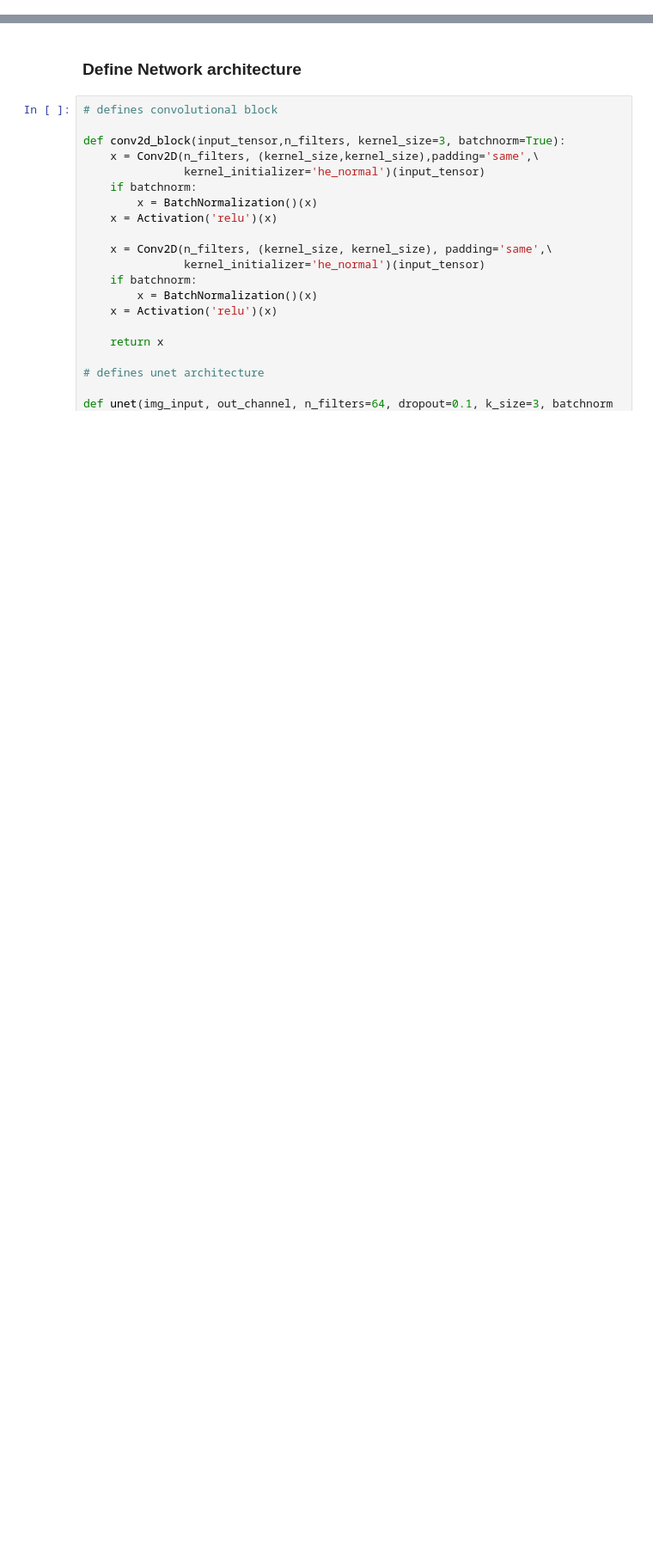
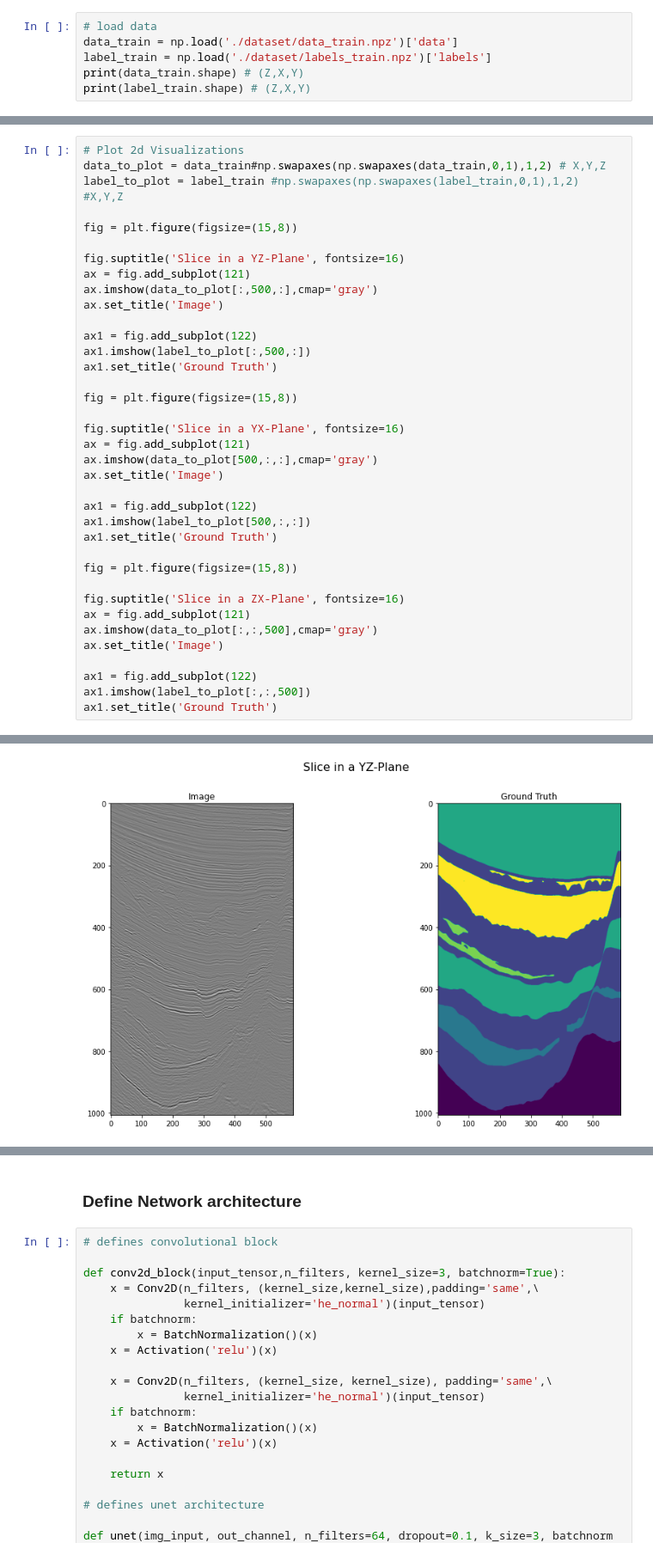
Before and after one commit to CatarinaPinheiro/seismic-facies-identification-unet, a Jupyter notebook: base-model.ipynb, the cells around one changed output, grey strips where cells are left out. Shown at 86% size. Cells and saved outputs as stored; diff of their text form; blank space fills up the shorter version.

Commit message:
add visualizations

```diff
--- a/base-model.ipynb
+++ b/base-model.ipynb
@@ -22,0 +37,6 @@ import jaccard_loss as jc
+# %%
+# load data
+data_train = np.load('./dataset/data_train.npz')['data']
+label_train = np.load('./dataset/labels_train.npz')['labels']
+print(data_train.shape) # (Z,X,Y)
+print(label_train.shape) # (Z,X,Y)
@@ -22,0 +55,38 @@ import jaccard_loss as jc
+# %%
+# Plot 2d Visualizations
+data_to_plot = data_train#np.swapaxes(np.swapaxes(data_train,0,1),1,2) # X,Y,Z
+label_to_plot = label_train #np.swapaxes(np.swapaxes(label_train,0,1),1,2) #X,Y,Z
+
+fig = plt.figure(figsize=(15,8))
+
+fig.suptitle('Slice in a YZ-Plane', fontsize=16)
+ax = fig.add_subplot(121)
+ax.imshow(data_to_plot[:,500,:],cmap='gray')
+ax.set_title('Image')
+
+ax1 = fig.add_subplot(122)
+ax1.imshow(label_to_plot[:,500,:])
+ax1.set_title('Ground Truth')
+
+fig = plt.figure(figsize=(15,8))
+
+fig.suptitle('Slice in a YX-Plane', fontsize=16)
+ax = fig.add_subplot(121)
+ax.imshow(data_to_plot[500,:,:],cmap='gray')
+ax.set_title('Image')
+
+ax1 = fig.add_subplot(122)
+ax1.imshow(label_to_plot[500,:,:])
+ax1.set_title('Ground Truth')
+
+fig = plt.figure(figsize=(15,8))
+
+fig.suptitle('Slice in a ZX-Plane', fontsize=16)
+ax = fig.add_subplot(121)
+ax.imshow(data_to_plot[:,:,500],cmap='gray')
+ax.set_title('Image')
+
+ax1 = fig.add_subplot(122)
+ax1.imshow(label_to_plot[:,:,500])
+ax1.set_title('Ground Truth')
+# %% [output]
@@ -22,0 +94 @@ import jaccard_loss as jc
+[figure, added]
```
Also changed, not shown: parts of 9 cells of this notebook, 2 other files.
